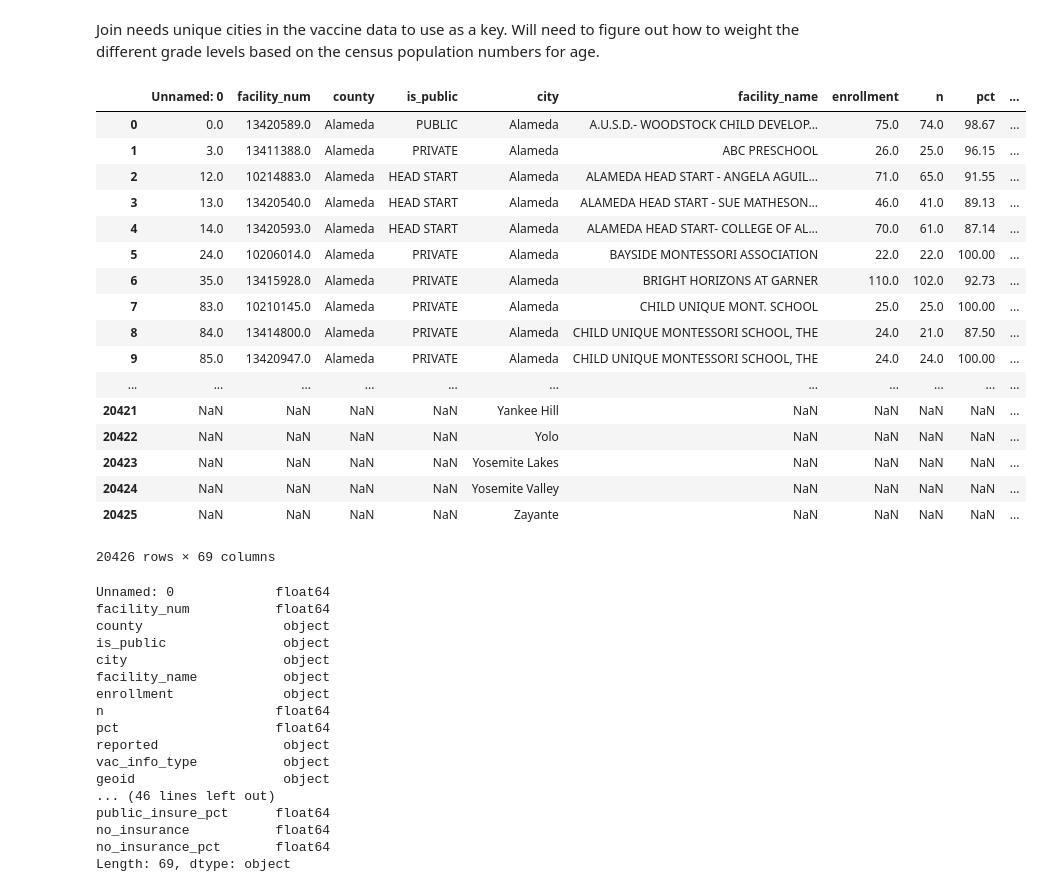
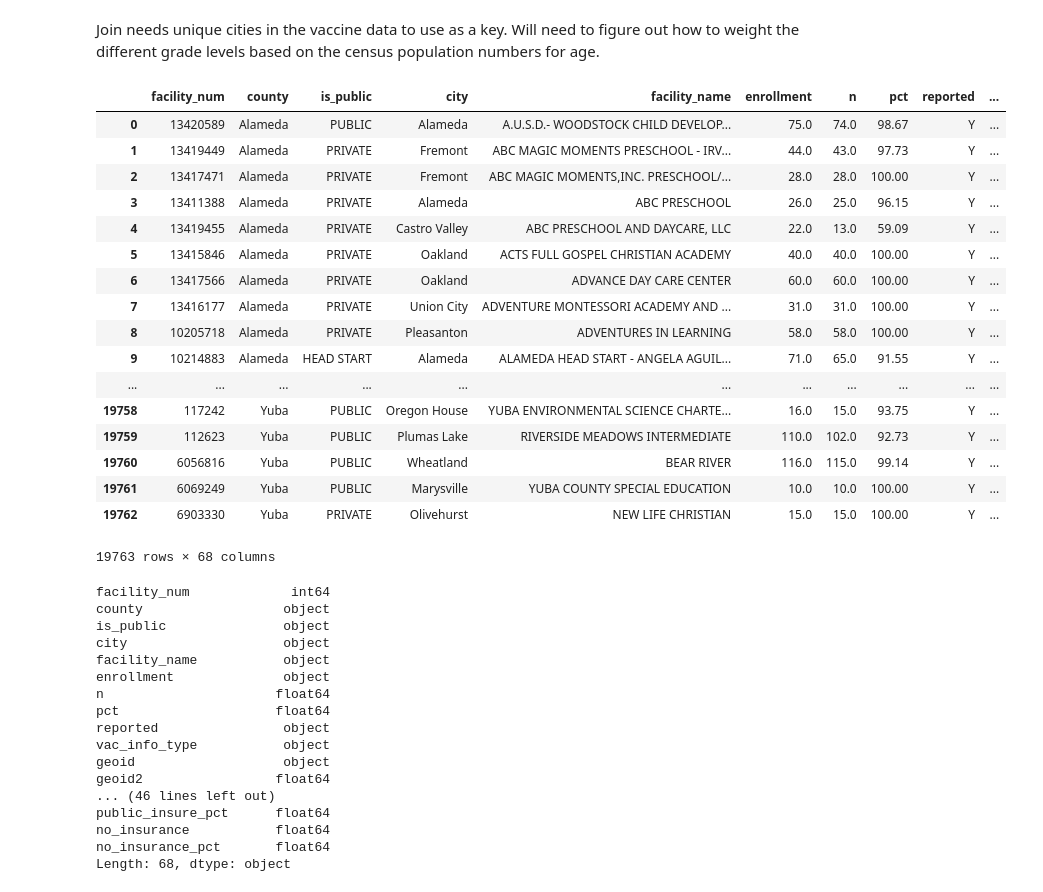
Before and after one commit to jeffrey-hsu/mids_capstone, a Jupyter notebook: vaxxfacts/cleaning_etl/Data_Cleaning_13_14.ipynb, the cells around one changed output. Drawn from its saved outputs; the diff is of its cells as text; code cells hidden in the pictures.

```diff
--- a/vaxxfacts/cleaning_etl/Data_Cleaning_13_14.ipynb
+++ b/vaxxfacts/cleaning_etl/Data_Cleaning_13_14.ipynb
@@ -6,6 +6,7 @@ import pandas as pd
 # %%
 # Import raw combined school vaccination data
 pertusis = pd.read_csv("vaxxfacts/raw_data/school_vaccination/2013-2014/2013-2014_merged.csv",encoding = "ISO-8859-1")
+pertusis=pertusis.drop(columns=['Unnamed: 0'])
 # %%
 pertusis.head()
 # %% [output]
@@ -864,35 +864,34 @@ pop_data.to_csv("pop_data14.csv", index=False)
 # %% [markdown]
 Join needs unique cities in the vaccine data to use as a key. Will need to figure out how to weight the different grade levels based on the census population numbers for age.
 # %%
-vac_pop=vac_data.merge(pop_data, left_on='city', right_on='city', how='outer')
+vac_pop=vac_data.merge(pop_data, left_on='city', right_on='city', how='left')
 vac_pop
 # %% [output]
-|  | Unnamed: 0 | facility_num | county | is_public | city | facility_name | enrollment | n | pct | ... |
-| 0 | 0.0 | 13420589.0 | Alameda | PUBLIC | Alameda | A.U.S.D.- WOODSTOCK CHILD DEVELOP... | 75.0 | 74.0 | 98.67 | ... |
-| 1 | 3.0 | 13411388.0 | Alameda | PRIVATE | Alameda | ABC PRESCHOOL | 26.0 | 25.0 | 96.15 | ... |
-| 2 | 12.0 | 10214883.0 | Alameda | HEAD START | Alameda | ALAMEDA HEAD START - ANGELA AGUIL... | 71.0 | 65.0 | 91.55 | ... |
-| 3 | 13.0 | 13420540.0 | Alameda | HEAD START | Alameda | ALAMEDA HEAD START - SUE MATHESON... | 46.0 | 41.0 | 89.13 | ... |
-| 4 | 14.0 | 13420593.0 | Alameda | HEAD START | Alameda | ALAMEDA HEAD START- COLLEGE OF AL... | 70.0 | 61.0 | 87.14 | ... |
-| 5 | 24.0 | 10206014.0 | Alameda | PRIVATE | Alameda | BAYSIDE MONTESSORI ASSOCIATION | 22.0 | 22.0 | 100.00 | ... |
-| 6 | 35.0 | 13415928.0 | Alameda | PRIVATE | Alameda | BRIGHT HORIZONS AT GARNER | 110.0 | 102.0 | 92.73 | ... |
-| 7 | 83.0 | 10210145.0 | Alameda | PRIVATE | Alameda | CHILD UNIQUE MONT. SCHOOL | 25.0 | 25.0 | 100.00 | ... |
-| 8 | 84.0 | 13414800.0 | Alameda | PRIVATE | Alameda | CHILD UNIQUE MONTESSORI SCHOOL, THE | 24.0 | 21.0 | 87.50 | ... |
-| 9 | 85.0 | 13420947.0 | Alameda | PRIVATE | Alameda | CHILD UNIQUE MONTESSORI SCHOOL, THE | 24.0 | 24.0 | 100.00 | ... |
+|  | facility_num | county | is_public | city | facility_name | enrollment | n | pct | reported | ... |
+| 0 | 13420589 | Alameda | PUBLIC | Alameda | A.U.S.D.- WOODSTOCK CHILD DEVELOP... | 75.0 | 74.0 | 98.67 | Y | ... |
+| 1 | 13419449 | Alameda | PRIVATE | Fremont | ABC MAGIC MOMENTS PRESCHOOL - IRV... | 44.0 | 43.0 | 97.73 | Y | ... |
+| 2 | 13417471 | Alameda | PRIVATE | Fremont | ABC MAGIC MOMENTS,INC. PRESCHOOL/... | 28.0 | 28.0 | 100.00 | Y | ... |
+| 3 | 13411388 | Alameda | PRIVATE | Alameda | ABC PRESCHOOL | 26.0 | 25.0 | 96.15 | Y | ... |
+| 4 | 13419455 | Alameda | PRIVATE | Castro Valley | ABC PRESCHOOL AND DAYCARE, LLC | 22.0 | 13.0 | 59.09 | Y | ... |
+| 5 | 13415846 | Alameda | PRIVATE | Oakland | ACTS FULL GOSPEL CHRISTIAN ACADEMY | 40.0 | 40.0 | 100.00 | Y | ... |
+| 6 | 13417566 | Alameda | PRIVATE | Oakland | ADVANCE DAY CARE CENTER | 60.0 | 60.0 | 100.00 | Y | ... |
+| 7 | 13416177 | Alameda | PRIVATE | Union City | ADVENTURE MONTESSORI ACADEMY AND ... | 31.0 | 31.0 | 100.00 | Y | ... |
+| 8 | 10205718 | Alameda | PRIVATE | Pleasanton | ADVENTURES IN LEARNING | 58.0 | 58.0 | 100.00 | Y | ... |
+| 9 | 10214883 | Alameda | HEAD START | Alameda | ALAMEDA HEAD START - ANGELA AGUIL... | 71.0 | 65.0 | 91.55 | Y | ... |
 | ... | ... | ... | ... | ... | ... | ... | ... | ... | ... | ... |
-| 20421 | NaN | NaN | NaN | NaN | Yankee Hill | NaN | NaN | NaN | NaN | ... |
-| 20422 | NaN | NaN | NaN | NaN | Yolo | NaN | NaN | NaN | NaN | ... |
-| 20423 | NaN | NaN | NaN | NaN | Yosemite Lakes | NaN | NaN | NaN | NaN | ... |
-| 20424 | NaN | NaN | NaN | NaN | Yosemite Valley | NaN | NaN | NaN | NaN | ... |
-| 20425 | NaN | NaN | NaN | NaN | Zayante | NaN | NaN | NaN | NaN | ... |
+| 19758 | 117242 | Yuba | PUBLIC | Oregon House | YUBA ENVIRONMENTAL SCIENCE CHARTE... | 16.0 | 15.0 | 93.75 | Y | ... |
+| 19759 | 112623 | Yuba | PUBLIC | Plumas Lake | RIVERSIDE MEADOWS INTERMEDIATE | 110.0 | 102.0 | 92.73 | Y | ... |
+| 19760 | 6056816 | Yuba | PUBLIC | Wheatland | BEAR RIVER | 116.0 | 115.0 | 99.14 | Y | ... |
+| 19761 | 6069249 | Yuba | PUBLIC | Marysville | YUBA COUNTY SPECIAL EDUCATION | 10.0 | 10.0 | 100.00 | Y | ... |
+| 19762 | 6903330 | Yuba | PRIVATE | Olivehurst | NEW LIFE CHRISTIAN | 15.0 | 15.0 | 100.00 | Y | ... |
-20426 rows × 69 columns
+19763 rows × 68 columns
 # %%
 #Export full cleaned data
 vac_pop.to_csv("cleanjoin1314.csv", index=False)
 # %%
 vac_pop.dtypes
 # %% [output]
-Unnamed: 0             float64
-facility_num           float64
+facility_num             int64
 county                  object
 is_public               object
 city                    object
@@ -903,8 +902,9 @@ pct                    float64
 reported                object
 vac_info_type           object
 geoid                   object
+geoid2                 float64
 ... (46 lines left out)
 public_insure_pct      float64
 no_insurance           float64
 no_insurance_pct       float64
-Length: 69, dtype: object
+Length: 68, dtype: object
```
Also changed, not shown: parts of 5 cells of this notebook, 29 other files.
